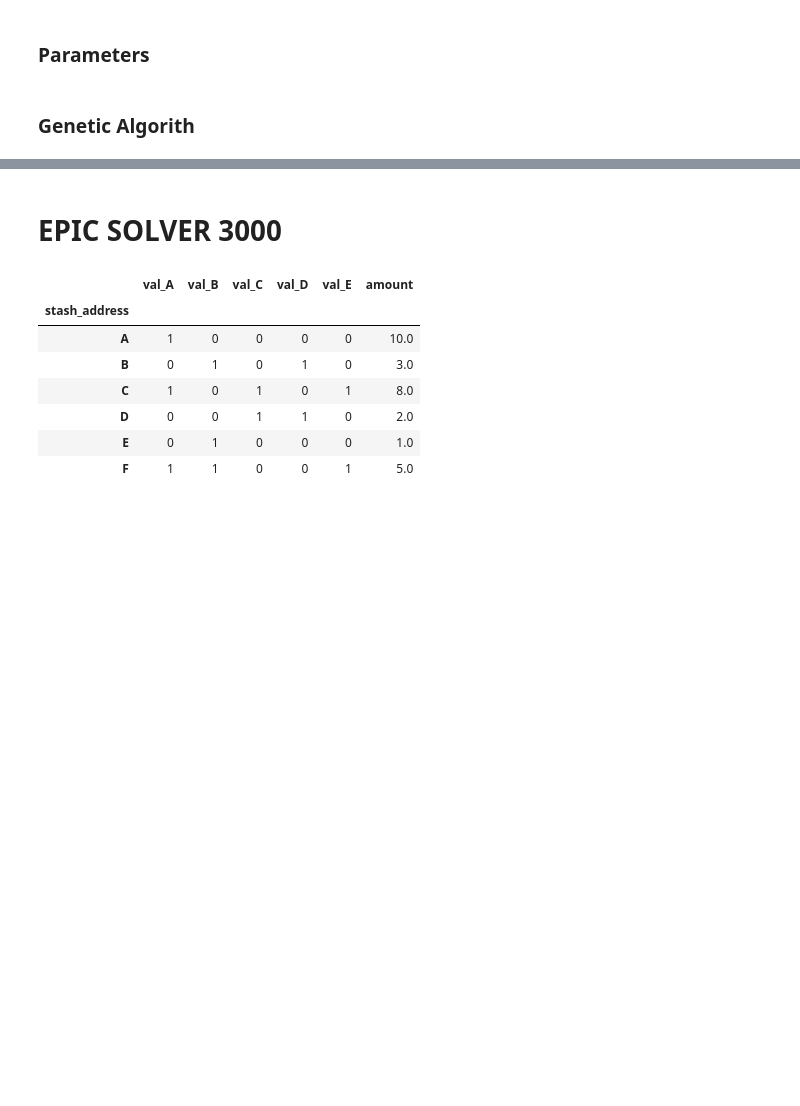
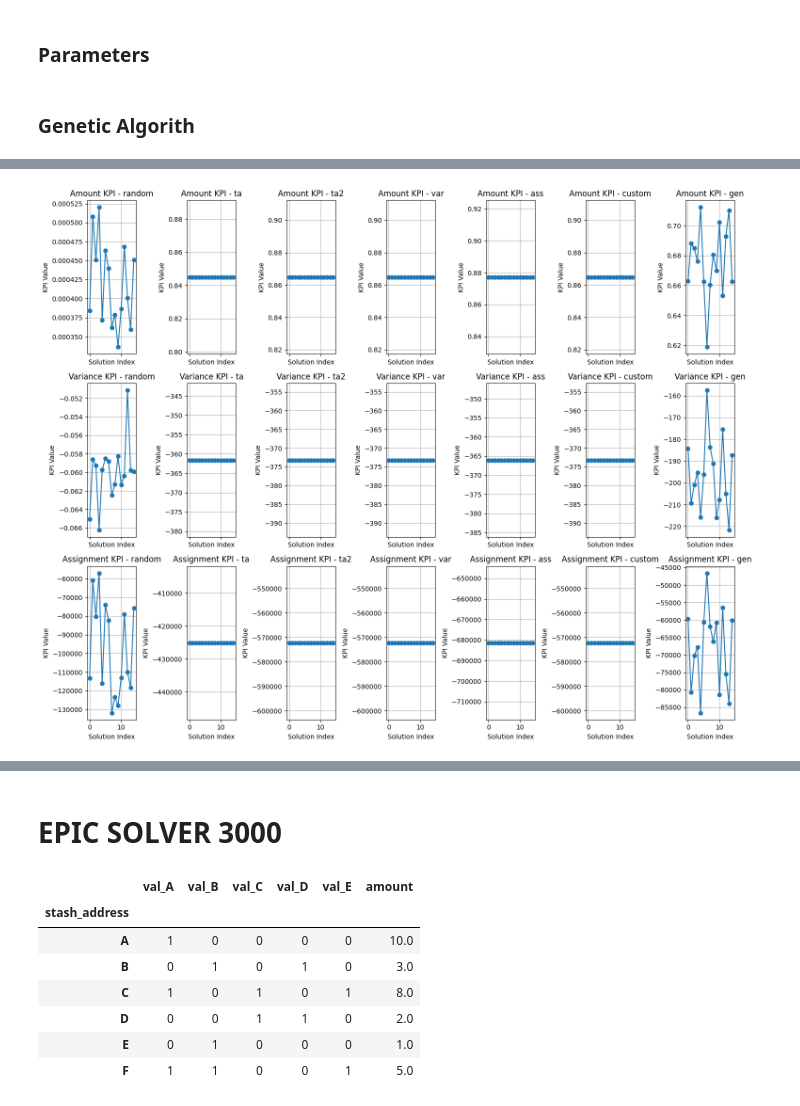
Before and after one commit to markopolo139/PolkadotProblemClasses, a Jupyter notebook: notebook_official.ipynb, the cells around one changed output, grey strips where cells are left out. Cells and saved outputs as stored; diff of their text form; code cells hidden in the pictures; blank space fills up the shorter version.

```diff
--- a/notebook_official.ipynb
+++ b/notebook_official.ipynb
@@ -579,3 +633,7 @@ No artists with labels found to put in legend.  Note that artists whose label st
+# %%
+plot_kpis_separately(plot_solutions, ['random', 'ta', 'ta2', 'var', 'ass', 'custom', 'gen'])
+# %% [output]
+[figure, added]
 # %%
 solutions/1000
 # %% [output]
```
Also changed, not shown: parts of 5 cells of this notebook.
